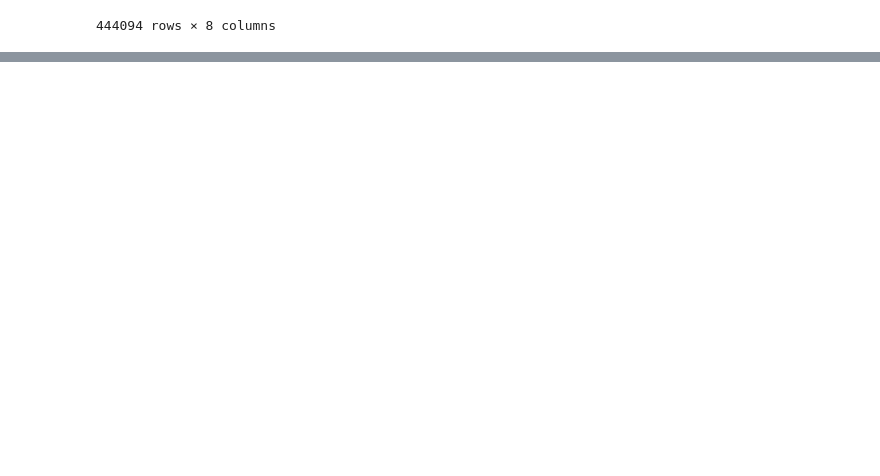
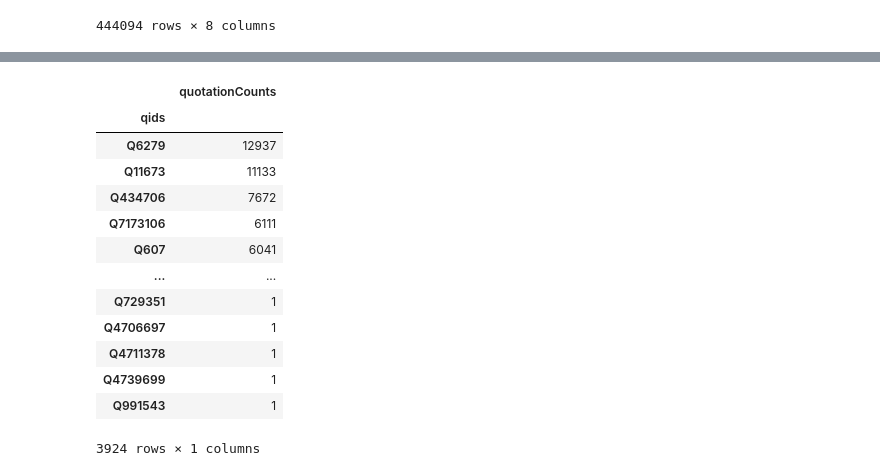
Before and after one commit to epfl-ada/ada-2021-project-the-internationadas, a Jupyter notebook: Project_Milestone_P2.ipynb, the cells around one changed output, grey strips where cells are left out. Saved outputs shown, nothing was run; the diff lists cells and outputs as text; code cells hidden in the pictures; blank space fills up the shorter version.

```diff
--- a/Project_Milestone_P2.ipynb
+++ b/Project_Milestone_P2.ipynb
@@ -431,0 +481,18 @@ new_df
+# %%
+# Top Speakers of the Democratic Party
+df[df['party'].str[0] == 'Q29552'].groupby(['qids']).mean().sort_values(by='quotationCounts', ascending=False)
+# %% [output]
+|  | quotationCounts |
+| qids |  |
+| Q6279 | 12937 |
+| Q11673 | 11133 |
+| Q434706 | 7672 |
+| Q7173106 | 6111 |
+| Q607 | 6041 |
+| ... | ... |
+| Q729351 | 1 |
+| Q4706697 | 1 |
+| Q4711378 | 1 |
+| Q4739699 | 1 |
+| Q991543 | 1 |
+3924 rows × 1 columns
```
Also changed, not shown: parts of 19 cells of this notebook.
